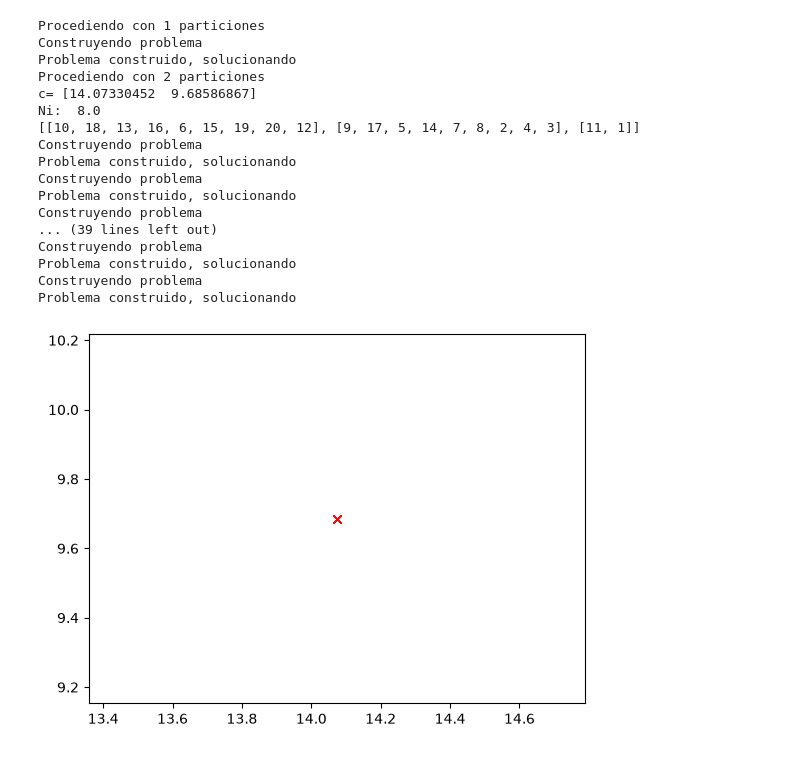
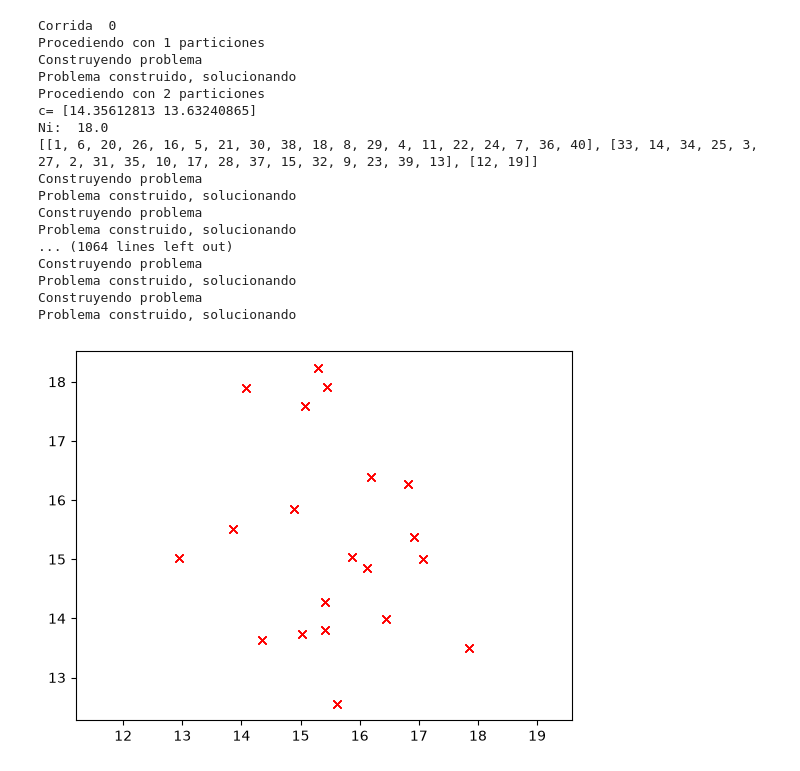
Before and after one commit to robertohincapie/Curso_TAIA, a Jupyter notebook: Modelo_prescriptivo_1.ipynb, the cells around one changed output. Drawn from its saved outputs; the diff is of its cells as text; code cells hidden in the pictures.

```diff
--- a/Modelo_prescriptivo_1.ipynb
+++ b/Modelo_prescriptivo_1.ipynb
@@ -14,8 +16,8 @@ Restricted license - for non-production use only - expires 2027-11-29
 Gurobi disponible: True
 # %%
 # Generación del escenario de usuarios
-def escenario(m=20, #Número de usuarios
-              n=10, #Número de médicos
+def escenario(m=40, #Número de usuarios
+              n=20, #Número de médicos
               dt=10, #Intervalo de tiempo
               K=144,  #Número de intervalos de Tiempo
               velocidad=30, #Velocidad de los carros médicos en unidades de km/hora
@@ -182,39 +184,44 @@ def problemaLP(S):
         prob+=suma<=M*y[j], f'El Doctor {j} atiende si está activo'
     print('Problema construido, solucionando')
     solver = GUROBI(
-        msg=True,
+        msg=False,
         timeLimit=400,
         gapRel=0.001
     )
-    prob.solve()
+    prob.solve(solver)
     return prob.objective.value()
 #problemaLP(S)
 # %%
 S=escenario()
-L=[]
+L=[1,2,3,4,5]
 N=[]
-for i in [1,2,3,4,5]:
-    print('Procediendo con '+str(i)+' particiones')
-    scen=partir_escenario_posicion(S, i)
-    ni=[problemaLP(si) for si in scen]
-    L.append(i)
-    N.append(np.sum(ni))
+tmp={i:[] for i in L}
+for k in range(20): #Vamos a hacer un total de 20 simulaciones
+    print('Corrida ',k)
+    S=escenario()
+    for i in L:
+        print('Procediendo con '+str(i)+' particiones')
+        scen=partir_escenario_posicion(S, i)
+        ni=[problemaLP(si) for si in scen]
+        tmp[i].append(np.sum(ni))
+for i in L:
+    N.append(np.mean(tmp[i]))
 # %% [output]
+Corrida  0
 Procediendo con 1 particiones
 Construyendo problema
 Problema construido, solucionando
 Procediendo con 2 particiones
-c= [14.07330452  9.68586867]
-Ni:  8.0
-[[10, 18, 13, 16, 6, 15, 19, 20, 12], [9, 17, 5, 14, 7, 8, 2, 4, 3], [11, 1]]
+c= [14.35612813 13.63240865]
+Ni:  18.0
+[[1, 6, 20, 26, 16, 5, 21, 30, 38, 18, 8, 29, 4, 11, 22, 24, 7, 36, 40], [33, 14, 34, 25, 3, 27, 2, 31, 35, 10, 17, 28, 37, 15, 32, 9, 23, 39, 13], [12, 19]]
 Construyendo problema
 Problema construido, solucionando
 Construyendo problema
 Problema construido, solucionando
-Construyendo problema
-... (39 lines left out)
+... (1064 lines left out)
 Construyendo problema
 Problema construido, solucionando
 Construyendo problema
 Problema construido, solucionando
-[figure, old version]
+[figure, new version]
```
Also changed, not shown: parts of 4 cells of this notebook.
